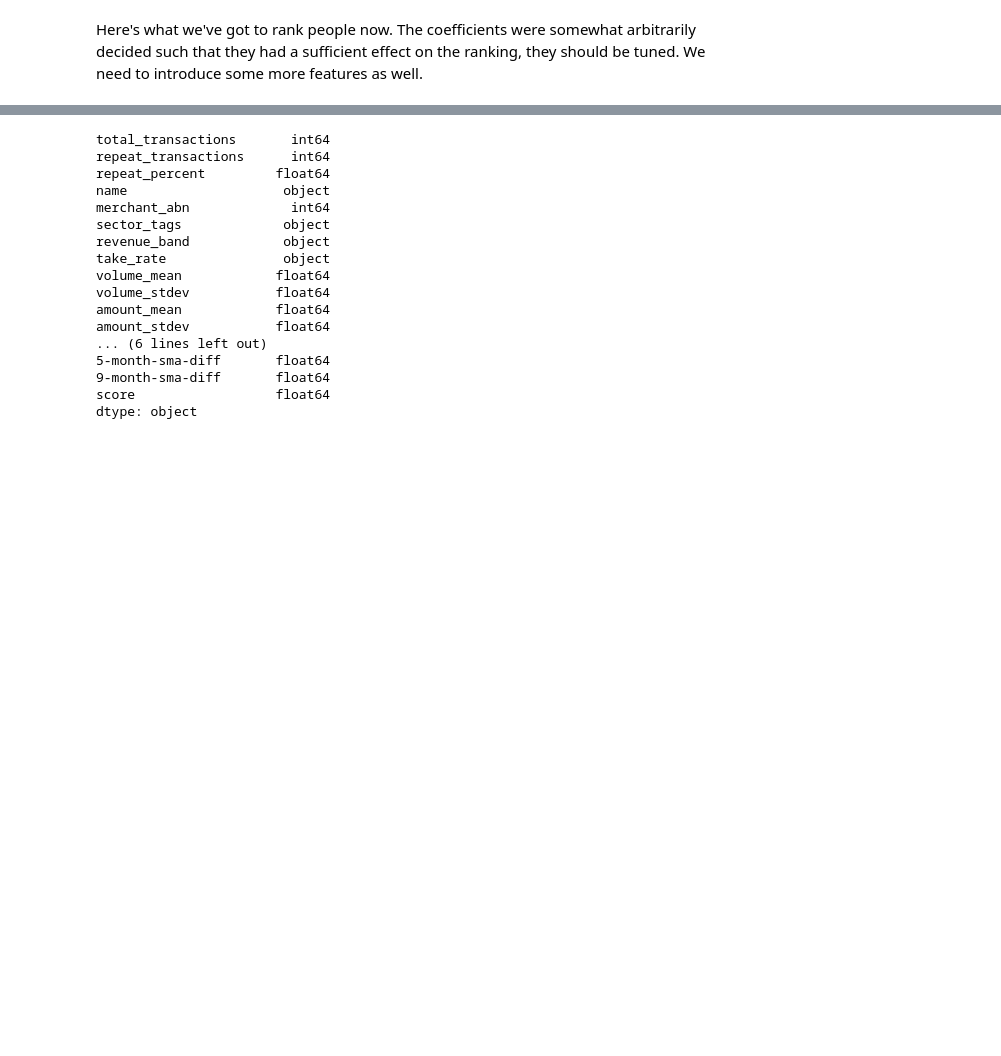
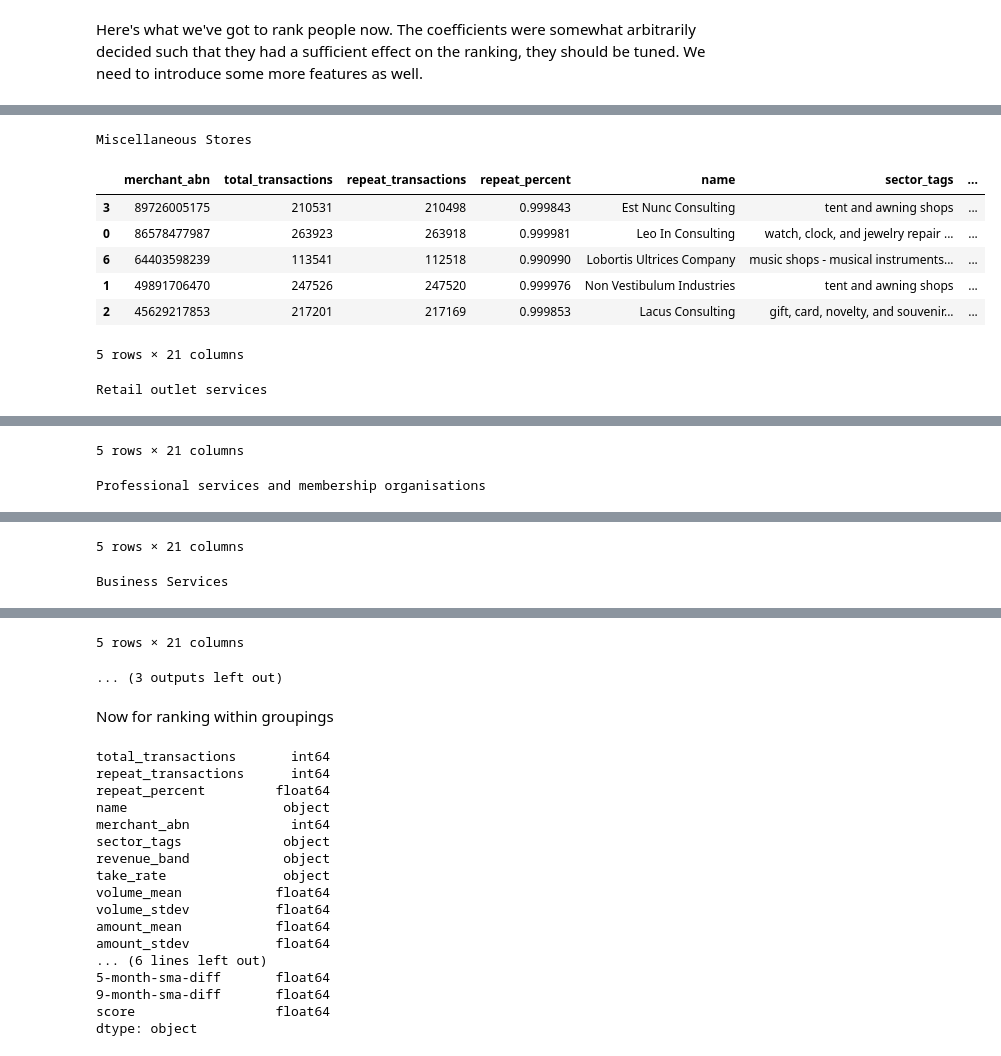
Before and after one commit to MAST30034-Applied-Data-Science/generic-buy-now-pay-later-project-group-17-adsb, a Jupyter notebook: notebooks/This is the model :(.ipynb, the cells around one changed output, grey strips where cells are left out. Cells and saved outputs as stored; diff of their text form; code cells hidden in the pictures; blank space fills up the shorter version.

```diff
--- a/notebooks/This is the model :(.ipynb
+++ b/notebooks/This is the model :(.ipynb
@@ -173 +184,44 @@ ranking.sort_values("score", ascending=False)
 4026 rows × 21 columns
+# %%
+merchant_groupings = {
+    "tent and awning shops": "Miscellaneous Stores",
+    "gift, card, novelty, and souvenir shops": "Miscellaneous Stores",
+    "digital goods: books, movies, music": "Miscellaneous Stores",
+    "watch, clock, and jewelry repair shops": "Miscellaneous Stores",
+    "cable, satellite, and other pay television and radio services": "Utility services",
+    "florists supplies, nursery stock, and flowers": "Retail outlet services",
+    "opticians, optical goods, and eyeglasses": "Professional services and membership organisations",
+    "computers, computer peripheral equipment, and software": "Retail outlet services",
+    "computer programming , data processing, and integrated systems design services": "Business Services",
+    "furniture, home furnishings and equipment shops, and manufacturers, except appliances": "Miscellaneous Stores",
+    "artist supply and craft shops": "Miscellaneous Stores",
+    "shoe shops": "Retail outlet services",
+    "books, periodicals, and newspapers": "Retail outlet services",
+    "lawn and garden supply outlets, including nurseries": "Retail outlet services",
+    "music shops - musical instruments, pianos, and sheet music": "Miscellaneous Stores",
+    "motor vehicle supplies and new parts": "Retail outlet services",
+    "health and beauty spas": "Miscellaneous Stores",
+    "hobby, toy and game shops": "Miscellaneous Stores",
+    "bicycle shops - sales and service": "Miscellaneous Stores",
+    "antique shops - sales, repairs, and restoration services": "Miscellaneous Stores",
+    "stationery, office supplies and printing and writing paper": "Retail outlet services",
+    "equipment, tool, furniture, and appliance rent al and leasing": "Business Services",
+    "telecom": "Utility services",
+    "art dealers and galleries": "Miscellaneous Stores",
+    "jewelry, watch, clock, and silverware shops": "Miscellaneous Stores"
+}
+# %%
+for grouping in set(merchant_groupings.values()):
+    print(grouping)
+    tags_list = [i for i in merchant_groupings.keys() if merchant_groupings[i] == grouping]
+    display(ranking[ranking["sector_tags"].isin(tags_list)].sort_values("score", ascending=False).head())
+# %% [output]
+Miscellaneous Stores
+|  | merchant_abn | total_transactions | repeat_transactions | repeat_percent | name | sector_tags | ... |
+| 3 | 89726005175 | 210531 | 210498 | 0.999843 | Est Nunc Consulting | tent and awning shops | ... |
+| 0 | 86578477987 | 263923 | 263918 | 0.999981 | Leo In Consulting | watch, clock, and jewelry repair ... | ... |
+| 6 | 64403598239 | 113541 | 112518 | 0.990990 | Lobortis Ultrices Company | music shops - musical instruments... | ... |
+| 1 | 49891706470 | 247526 | 247520 | 0.999976 | Non Vestibulum Industries | tent and awning shops | ... |
+| 2 | 45629217853 | 217201 | 217169 | 0.999853 | Lacus Consulting | gift, card, novelty, and souvenir... | ... |
+5 rows × 21 columns
+Retail outlet services
@@ -173,0 +234,2 @@ ranking.sort_values("score", ascending=False)
+5 rows × 21 columns
+Professional services and membership organisations
@@ -173,0 +242,2 @@ ranking.sort_values("score", ascending=False)
+5 rows × 21 columns
+Business Services
@@ -174,3 +250,7 @@ ranking.sort_values("score", ascending=False)
+5 rows × 21 columns
+... (3 outputs left out)
+# %% [markdown]
+Now for ranking within groupings
 # %%
 ranking.dtypes
 # %% [output]
```
Also changed, not shown: parts of 5 cells of this notebook.
